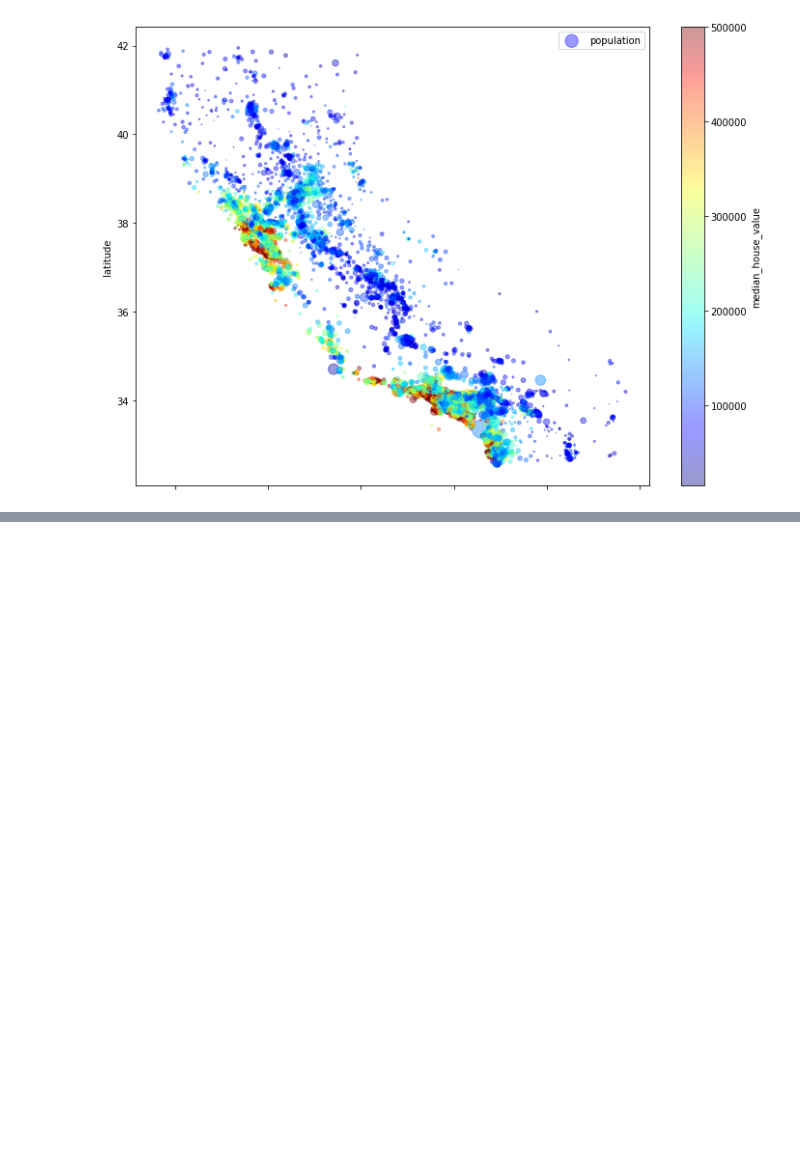
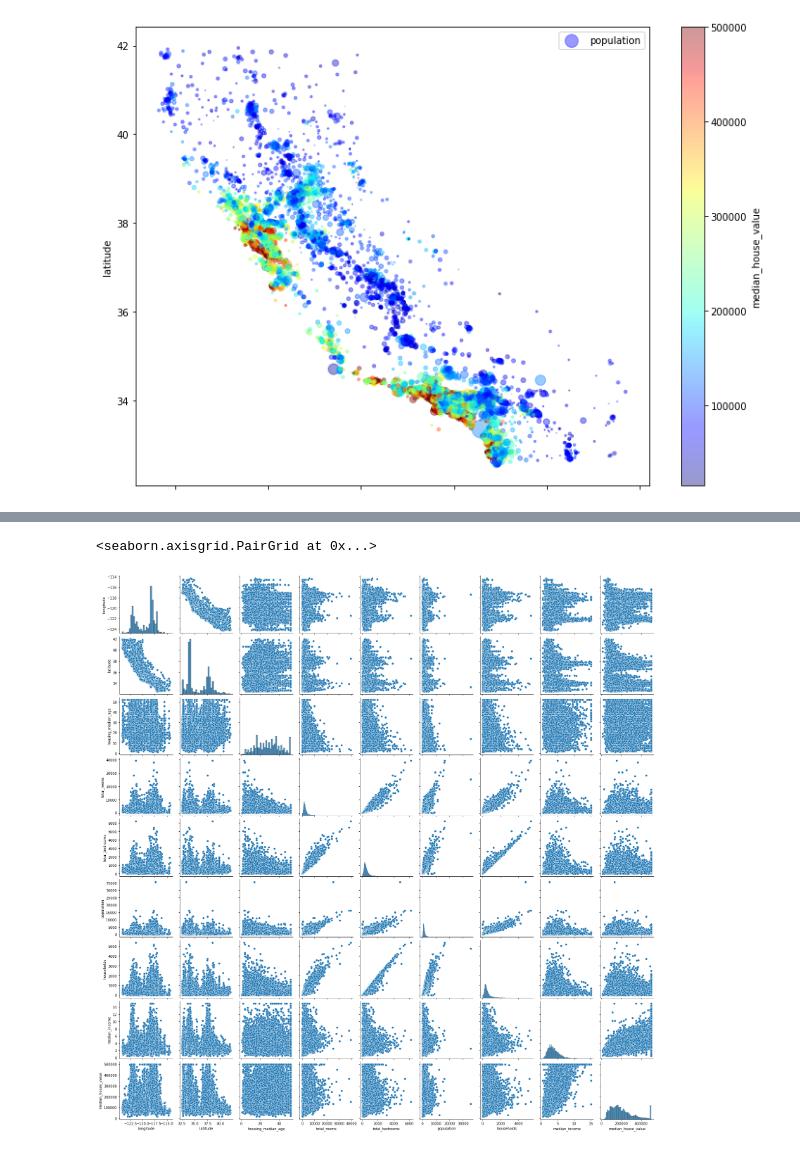
Before and after one commit to denotevn/To-master-machine-learning, a Jupyter notebook: housing_price_projects.ipynb, the cells around one changed output, grey strips where cells are left out. Cells and saved outputs as stored; diff of their text form; code cells hidden in the pictures; blank space fills up the shorter version.

```diff
--- a/housing_price_projects.ipynb
+++ b/housing_price_projects.ipynb
@@ -257,0 +312,6 @@ Saving figure housing_prices_scatterplot
+# %%
+import seaborn as sns
+sns.pairplot(housing)
+# %% [output]
+<seaborn.axisgrid.PairGrid at 0x...>
+[figure, added]
```
Also changed, not shown: parts of 75 cells of this notebook, 2 other files.
